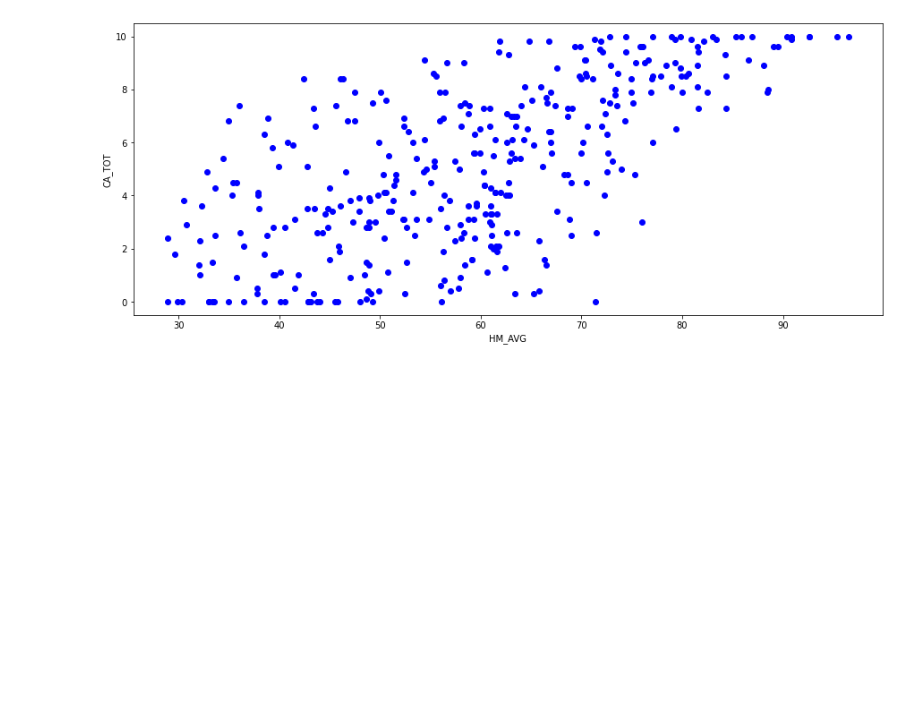
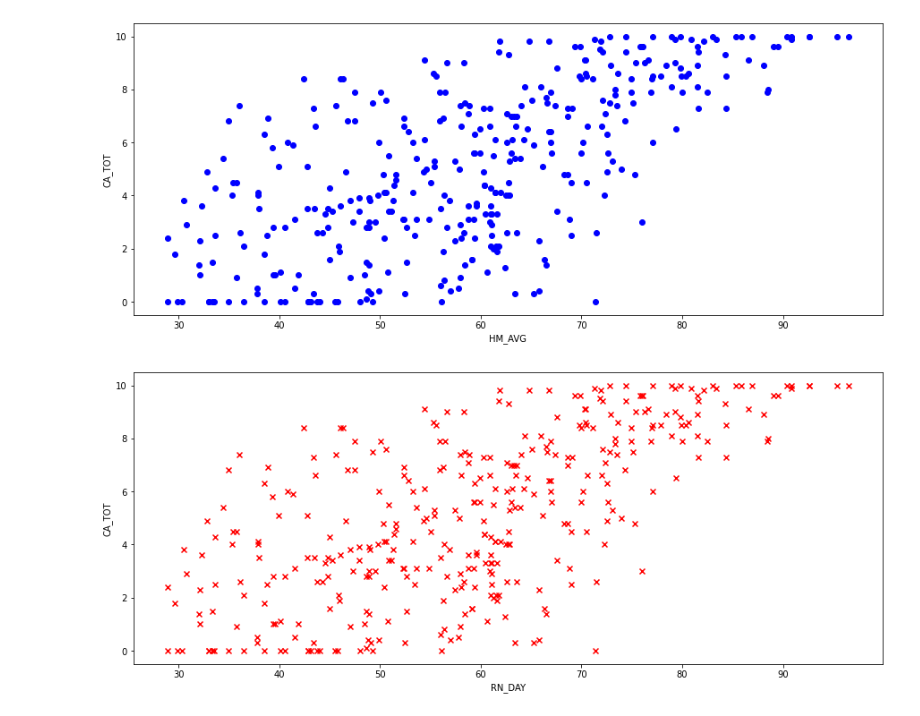
Before and after one commit to yubin424/StudyBigData, a Jupyter notebook: day05/날씨마루_데이터분석.ipynb, the cells around one changed output. Cells and saved outputs as stored; diff of their text form; code cells hidden in the pictures; blank space fills up the shorter version.

```diff
--- a/day05/날씨마루_데이터분석.ipynb
+++ b/day05/날씨마루_데이터분석.ipynb
@@ -112,3 +112,11 @@ plt.ylabel('CA_TOT')
 plt.show()
 # %% [output]
 [figure]
+# %%
+plt.figure(figsize=(15,6))
+plt.scatter(x=mydata_corr.HM_AVG, y=mydata_corr.CA_TOT, color='r', marker='x')
+plt.xlabel('RN_DAY')
+plt.ylabel('CA_TOT')
+plt.show()
+# %% [output]
+[figure, added]
```
Also changed, not shown: parts of 1 cell of this notebook, 16 other files.
